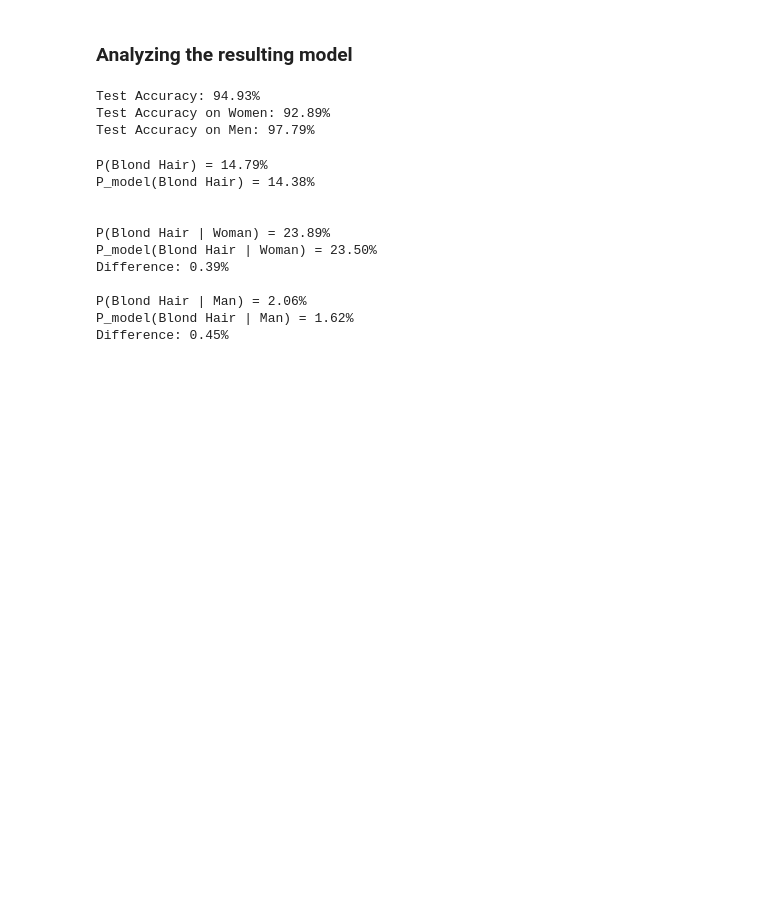
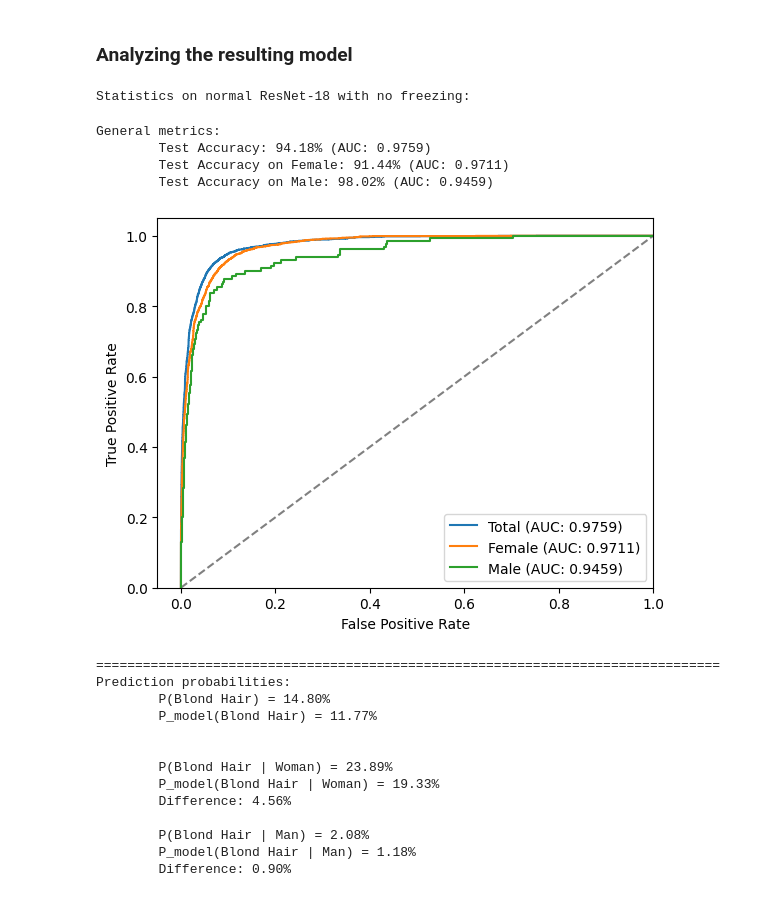
Before and after one commit to grodino/merlin, a Jupyter notebook: notebooks/prob_diff_tests.ipynb, the cells around one changed output. Drawn from its saved outputs; the diff is of its cells as text; code cells hidden in the pictures; blank space fills up the shorter version.

```diff
--- a/notebooks/prob_diff_tests.ipynb
+++ b/notebooks/prob_diff_tests.ipynb
@@ -661,50 +1114,0 @@ for key in test_predictions:
-# %%
-print("Test Accuracy: {:.2%}".format((test_predictions["true"] == test_predictions["predicted"]).mean()))
-
-for sensitive_val in np.unique(test_predictions["sensitive"]):
-    sensitive_col_name = ["Women", "Men"][sensitive_val]
-    senstitivity_mask = test_predictions["sensitive"] == sensitive_val
-
-    senstiive_col_predictions = {
-        key: test_predictions[key][senstitivity_mask]
-        for key in test_predictions
-    }
-    print("Test Accuracy on {}: {:.2%}".format(sensitive_col_name, (senstiive_col_predictions["true"] == senstiive_col_predictions["predicted"]).mean()))
-# %% [output]
-Test Accuracy: 94.93%
-Test Accuracy on Women: 92.89%
-Test Accuracy on Men: 97.79%
-# %%
-outcome_val = 1
-outcome_name = ["Dark Hair", "Blond Hair"][outcome_val]
-print("P({}) = {:.2%}".format(outcome_name, (test_predictions["true"] == outcome_val).mean()))
-print("P_model({}) = {:.2%}".format(outcome_name, (test_predictions["predicted"] == outcome_val).mean()))
-
-print()
-
-for sensitive_val in np.unique(test_predictions["sensitive"]):
-    sensitive_col_name = ["Woman", "Man"][sensitive_val]
-    senstitivity_mask = test_predictions["sensitive"] == sensitive_val
-
-    senstiive_col_predictions = {
-        key: test_predictions[key][senstitivity_mask]
-        for key in test_predictions
-    }
-    gt_prob = (senstiive_col_predictions["true"] == outcome_val).mean()
-    pred_prob = (senstiive_col_predictions["predicted"] == outcome_val).mean()
-    print()
-    print("P({} | {}) = {:.2%}".format(outcome_name, sensitive_col_name, gt_prob))
-    print("P_model({} | {}) = {:.2%}".format(outcome_name, sensitive_col_name, pred_prob))
-    print("Difference: {:.2%}".format(gt_prob - pred_prob))
-# %% [output]
-P(Blond Hair) = 14.79%
-P_model(Blond Hair) = 14.38%
-
-
-P(Blond Hair | Woman) = 23.89%
-P_model(Blond Hair | Woman) = 23.50%
-Difference: 0.39%
-
-P(Blond Hair | Man) = 2.06%
-P_model(Blond Hair | Man) = 1.62%
-Difference: 0.45%
@@ -710,0 +1218,25 @@ Difference: 0.45%
+# %%
+print("Statistics on normal ResNet-18 with no freezing:\n")
+test_model = load_pretrained_resnet18(
+    "../data/models/celeba_resnet18-freezing=False-outcomecol=Blond_Hair-Female_frac=1-Male_frac=1.pth", 2)
+analyze_fairness(test_model, celeba_test_df)
+# %% [output]
+Statistics on normal ResNet-18 with no freezing:
+General metrics:
+        Test Accuracy: 94.18% (AUC: 0.9759)
+        Test Accuracy on Female: 91.44% (AUC: 0.9711)
+        Test Accuracy on Male: 98.02% (AUC: 0.9459)
+[figure, added]
+================================================================================
+Prediction probabilities:
+        P(Blond Hair) = 14.80%
+        P_model(Blond Hair) = 11.77%
+
+
+        P(Blond Hair | Woman) = 23.89%
+        P_model(Blond Hair | Woman) = 19.33%
+        Difference: 4.56%
+
+        P(Blond Hair | Man) = 2.08%
+        P_model(Blond Hair | Man) = 1.18%
+        Difference: 0.90%
```
Also changed, not shown: parts of 40 cells of this notebook.
